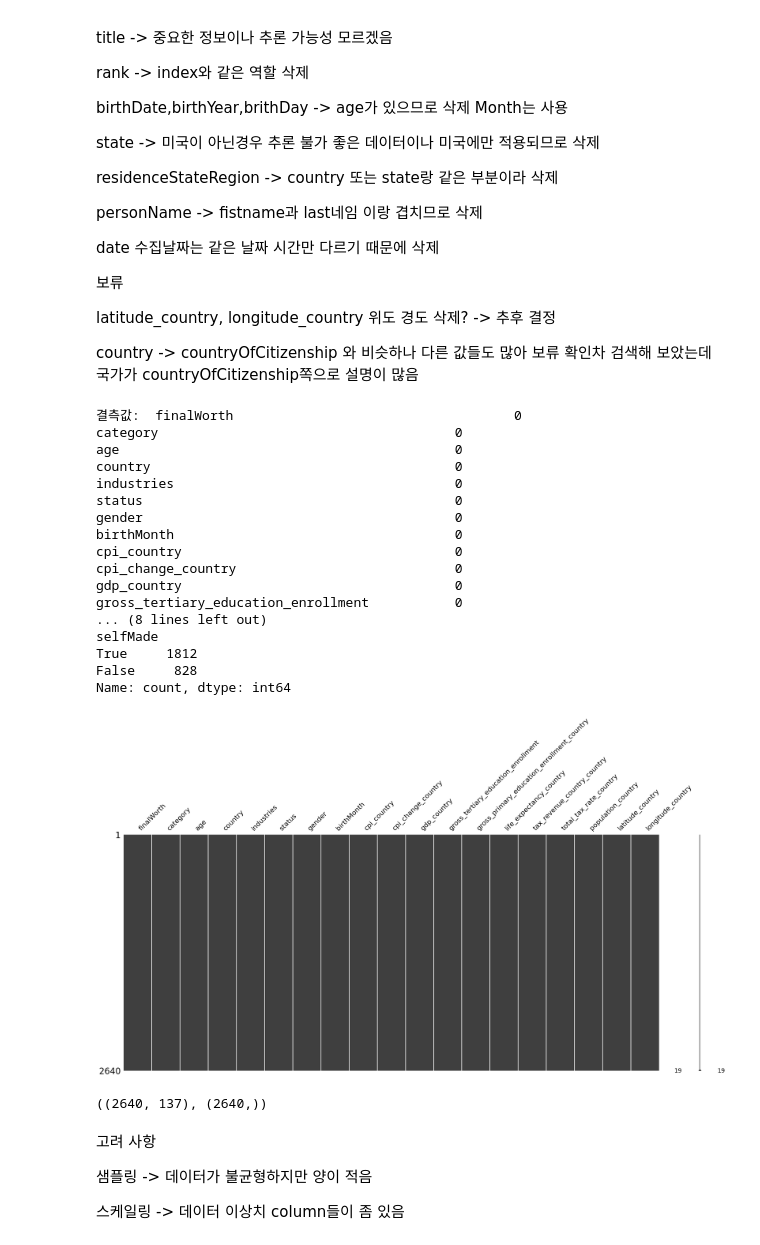
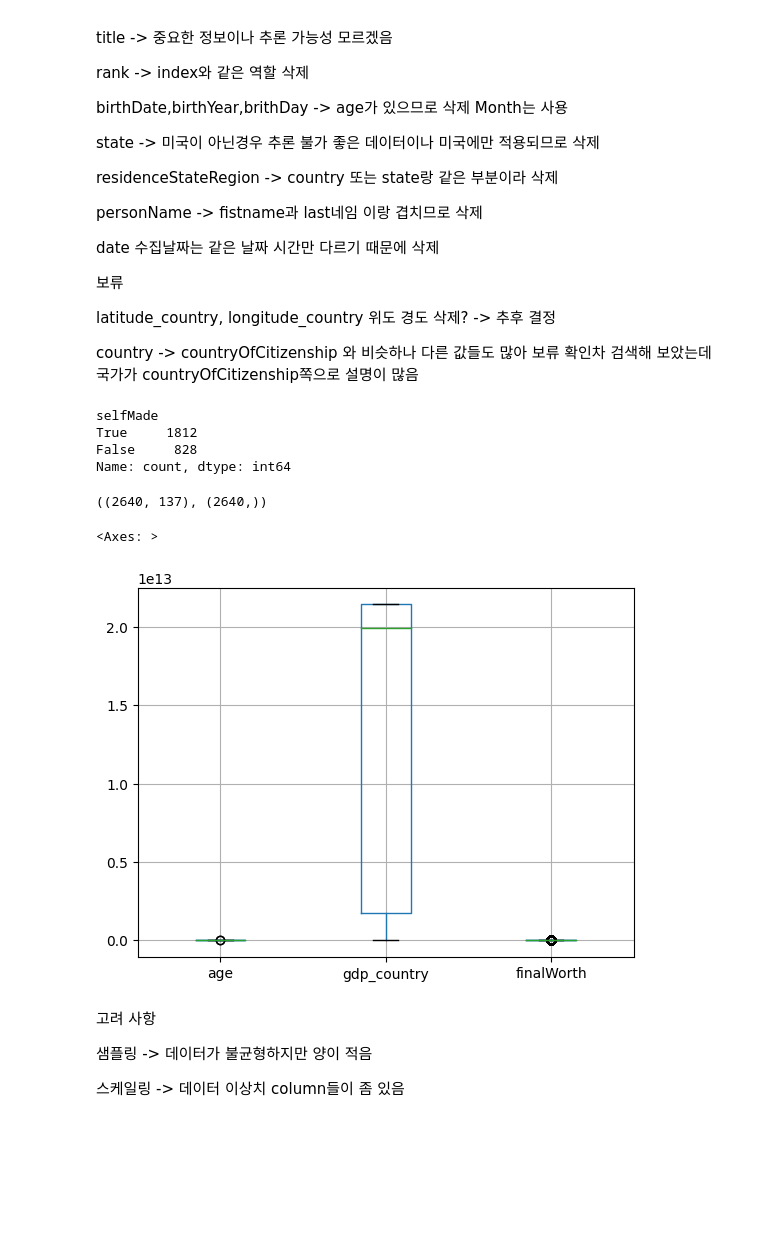
Before and after one commit to deeptudy/kaggle-billionaires_statistics, a Jupyter notebook: main.ipynb, the cells around one changed output. Cells and saved outputs as stored; diff of their text form; code cells hidden in the pictures; blank space fills up the shorter version.

```diff
--- a/main.ipynb
+++ b/main.ipynb
@@ -230,7 +232,7 @@ def get_X(df:pd.DataFrame):
   '''
   print('Missing Value: \n',df.isnull().sum())
   msno.matrix(df)
-  return pd.get_dummies(df).to_numpy(dtype=np.float64)
+  return pd.get_dummies(df)
 
 def get_y(df:pd.DataFrame):
   '''Make the target from a DataFrame.
@@ -244,28 +246,19 @@ def get_y(df:pd.DataFrame):
 X_trn = get_X(df)
 y_trn = get_y(df)
 # %% [output]
-결측값:  finalWorth                                    0
-category                                      0
-age                                           0
-country                                       0
-industries                                    0
-status                                        0
-gender                                        0
-birthMonth                                    0
-cpi_country                                   0
-cpi_change_country                            0
-gdp_country                                   0
-gross_tertiary_education_enrollment           0
-... (8 lines left out)
 selfMade
 True     1812
 False     828
 Name: count, dtype: int64
-[figure, removed]
 # %%
 X_trn.shape, y_trn.shape
 # %% [output]
 ((2640, 137), (2640,))
+# %%
+X_trn.boxplot(['age','gdp_country','finalWorth']) # colums넣어서 확인
+# %% [output]
+<Axes: >
+[figure, added]
 # %% [markdown]
 고려 사항
 
```
Also changed, not shown: parts of 10 cells of this notebook.
